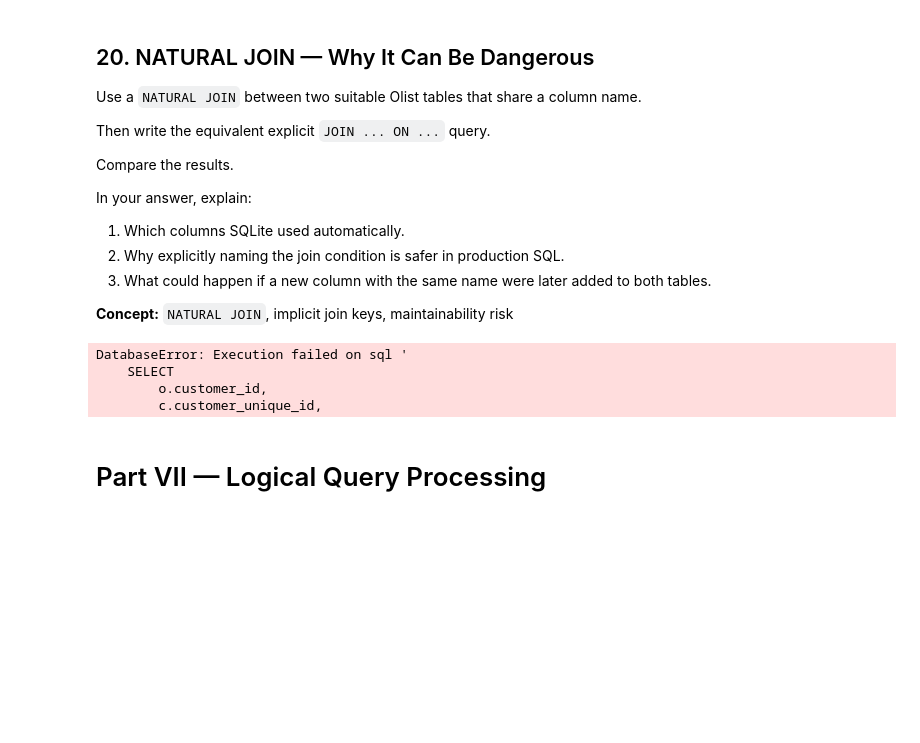
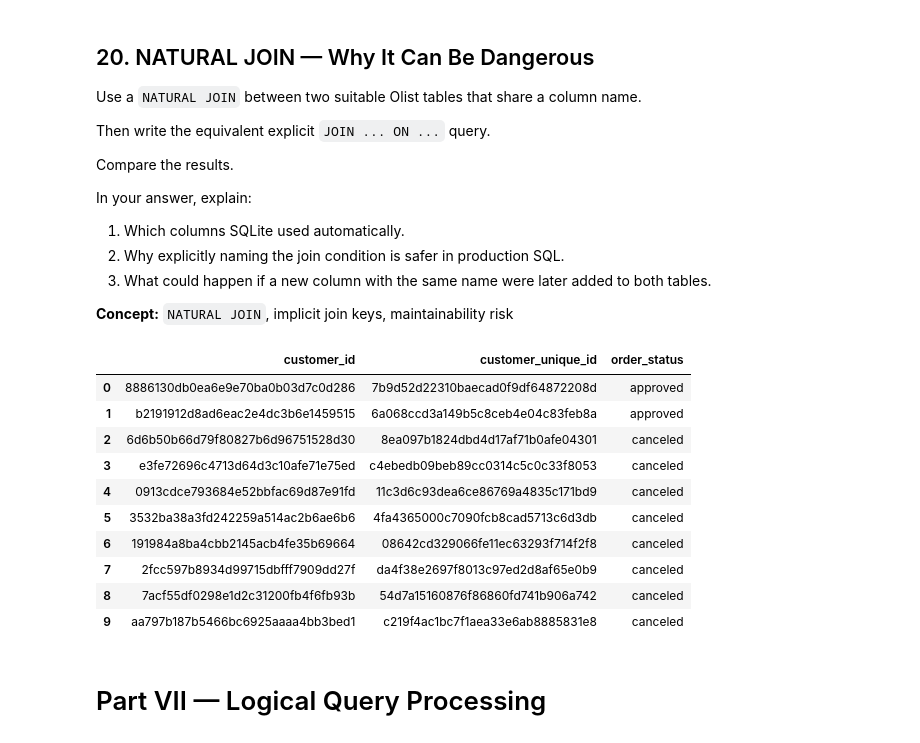
Before and after one commit to Thomasayanfeoluwa/2026-Python-Training-Class---Tutorial-For-Beginners, a Jupyter notebook: OLISTs/exercises_solutions/olists_exercises.ipynb, the cells around one changed output. Cells and saved outputs as stored; diff of their text form; code cells hidden in the pictures; blank space fills up the shorter version.

```diff
--- a/OLISTs/exercises_solutions/olists_exercises.ipynb
+++ b/OLISTs/exercises_solutions/olists_exercises.ipynb
@@ -1060,21 +1060,26 @@ In your answer, explain:
 # %%
 run_sql("""
     SELECT
         o.customer_id,
         c.customer_unique_id,
-        o.order_items
-    FROM order_items AS o
+        o.order_status
+    FROM orders AS o
     NATURAL JOIN customers AS c
-        ON o.cuctomer_id = c.customer_id
-    WHERE AVG(price) > 100
-    ORDER BY o.price
+    ORDER BY o.order_status
     LIMIT 10
 """)
 # %% [output]
-DatabaseError: Execution failed on sql '
-    SELECT
-        o.customer_id,
-        c.customer_unique_id,
+|  | customer_id | customer_unique_id | order_status |
+| 0 | 8886130db0ea6e9e70ba0b03d7c0d286 | 7b9d52d22310baecad0f9df64872208d | approved |
+| 1 | b2191912d8ad6eac2e4dc3b6e1459515 | 6a068ccd3a149b5c8ceb4e04c83feb8a | approved |
+| 2 | 6d6b50b66d79f80827b6d96751528d30 | 8ea097b1824dbd4d17af71b0afe04301 | canceled |
+| 3 | e3fe72696c4713d64d3c10afe71e75ed | c4ebedb09beb89cc0314c5c0c33f8053 | canceled |
+| 4 | 0913cdce793684e52bbfac69d87e91fd | 11c3d6c93dea6ce86769a4835c171bd9 | canceled |
+| 5 | 3532ba38a3fd242259a514ac2b6ae6b6 | 4fa4365000c7090fcb8cad5713c6d3db | canceled |
+| 6 | 191984a8ba4cbb2145acb4fe35b69664 | 08642cd329066fe11ec63293f714f2f8 | canceled |
+| 7 | 2fcc597b8934d99715dbfff7909dd27f | da4f38e2697f8013c97ed2d8af65e0b9 | canceled |
+| 8 | 7acf55df0298e1d2c31200fb4f6fb93b | 54d7a15160876f86860fd741b906a742 | canceled |
+| 9 | aa797b187b5466bc6925aaaa4bb3bed1 | c219f4ac1bc7f1aea33e6ab8885831e8 | canceled |
 # %% [markdown]
 # Part VII — Logical Query Processing
 # %% [markdown]
```
